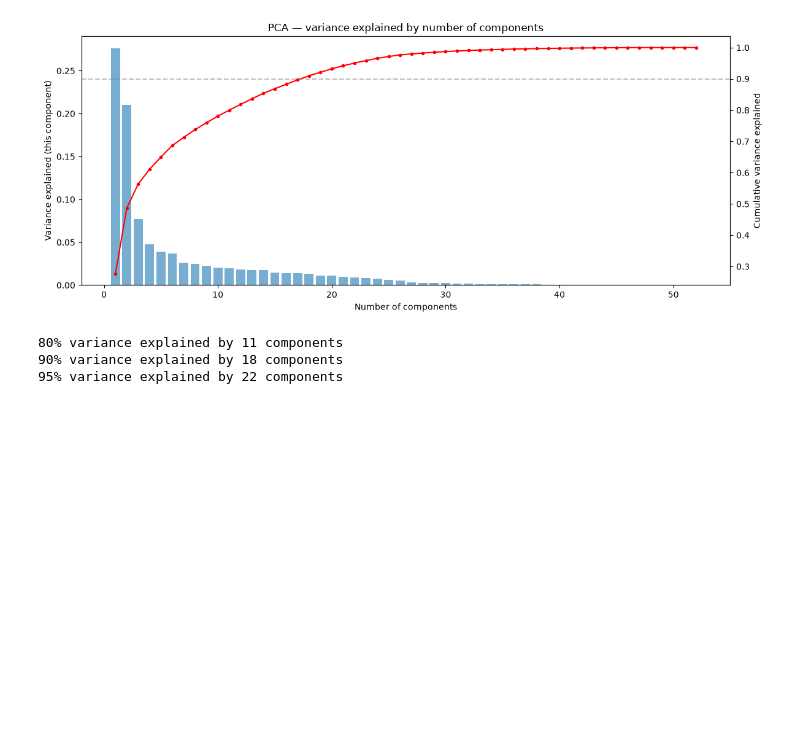
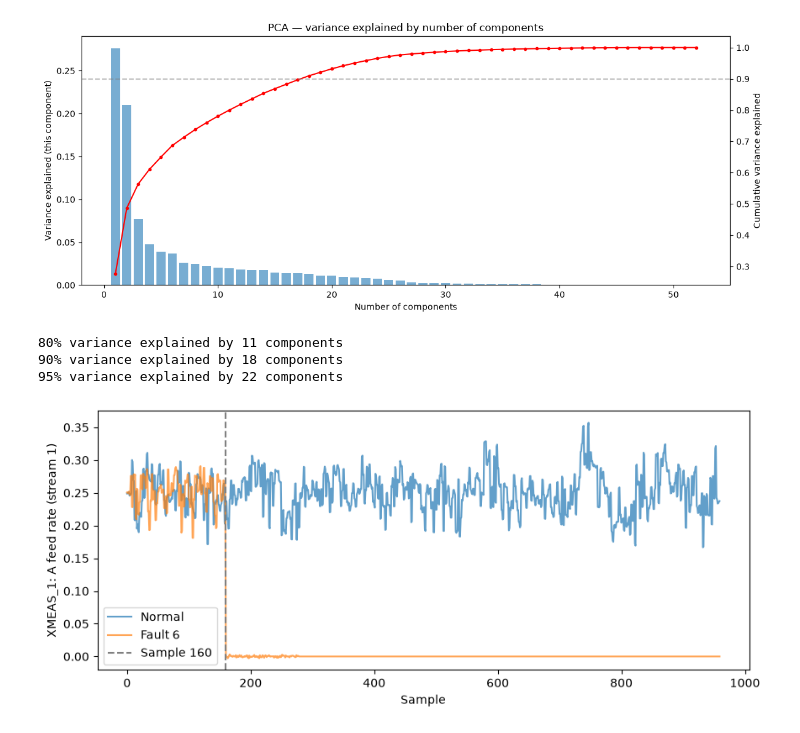
Before and after one commit to BoniYu/tep-fault-detection, a Jupyter notebook: notebooks/eda.ipynb, the cells around one changed output. Saved outputs shown, nothing was run; the diff lists cells and outputs as text; code cells hidden in the pictures; blank space fills up the shorter version.

```diff
--- a/notebooks/eda.ipynb
+++ b/notebooks/eda.ipynb
@@ -279,3 +279,16 @@ for threshold in [0.80, 0.90, 0.95]:
 80% variance explained by 11 components
 90% variance explained by 18 components
 95% variance explained by 22 components
+# %%
+fault6 = test[test["faultNumber"] == 6]
+
+fig, ax = plt.subplots(figsize=(10, 4))
+ax.plot(normal["XMEAS_1"].values, label="Normal", alpha=0.7)
+ax.plot(fault6["XMEAS_1"].values, label="Fault 6", alpha=0.7)
+ax.axvline(160, color="gray", linestyle="--", label="Sample 160")
+ax.set_xlabel("Sample")
+ax.set_ylabel(describe_column("XMEAS_1"))
+ax.legend()
+plt.show()
+# %% [output]
+[figure, added]
```
Also changed, not shown: parts of 2 cells of this notebook, 2 other files.
